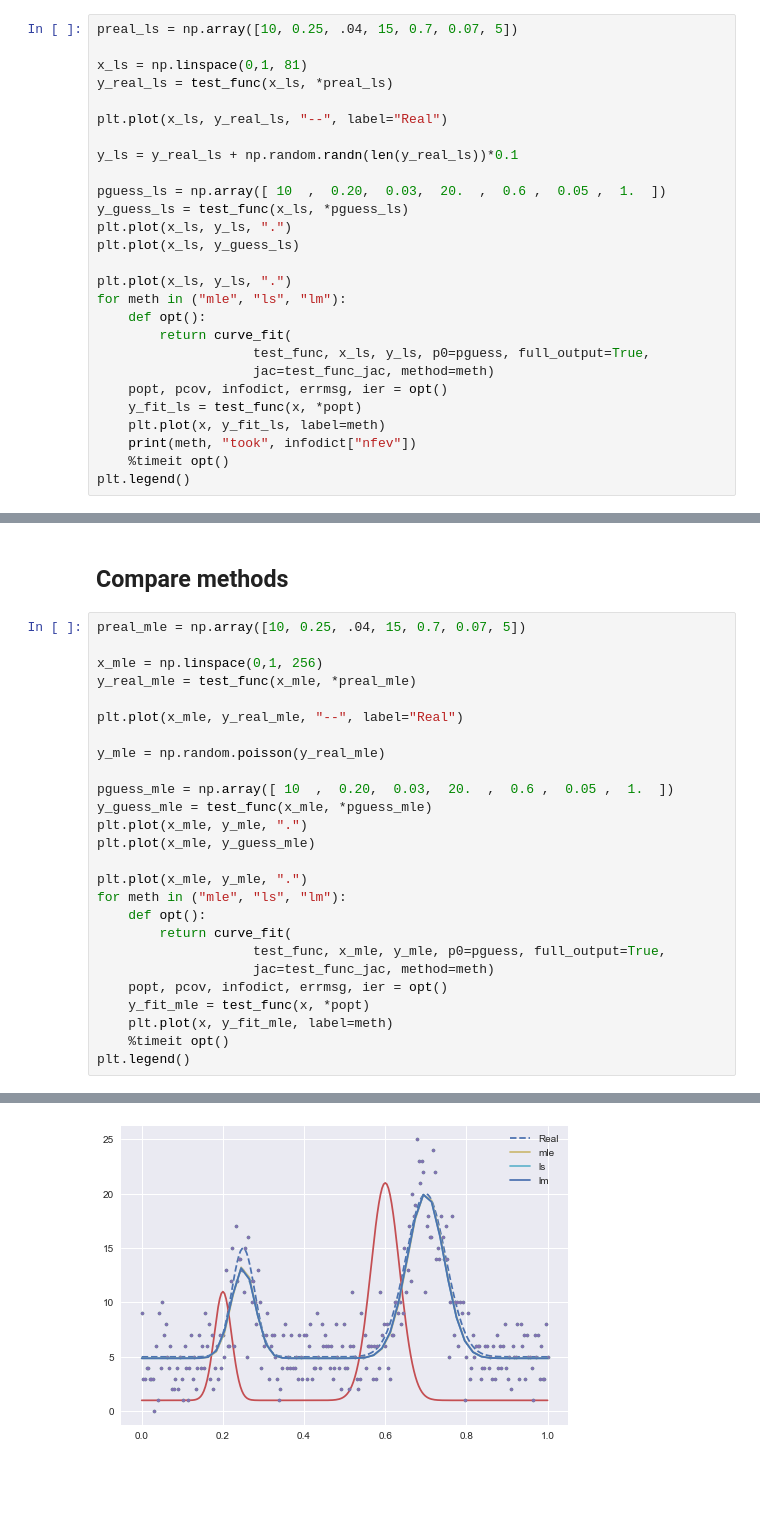
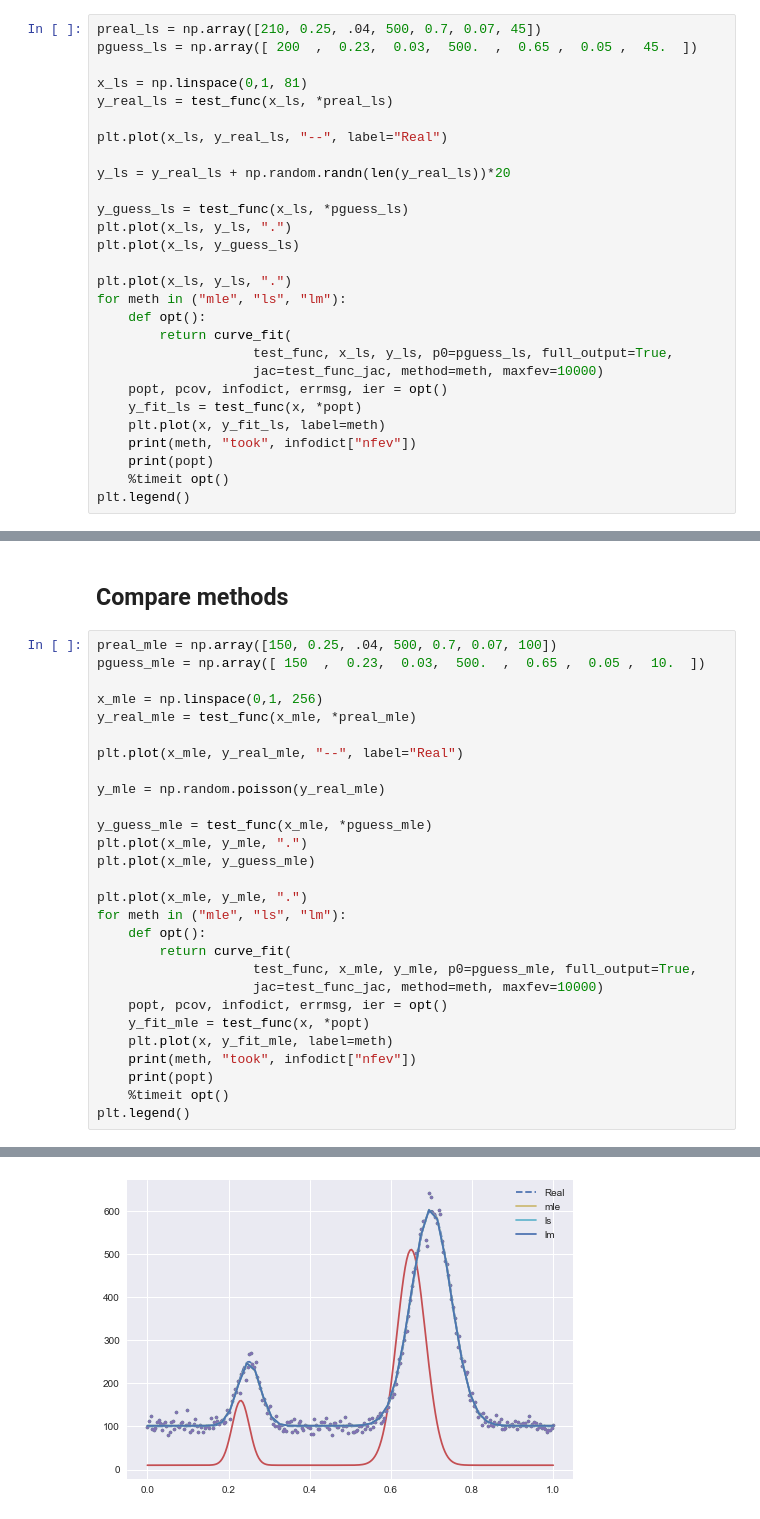
Before and after one commit to david-hoffman/peaks, a Jupyter notebook: notebooks/curve_fit test.ipynb, the cells around one changed output, grey strips where cells are left out. Cells and saved outputs as stored; diff of their text form; blank space fills up the shorter version.

```diff
--- a/notebooks/curve_fit test.ipynb
+++ b/notebooks/curve_fit test.ipynb
@@ -40,16 +40,16 @@ def test_func_jac(xdata, a0, x0, sigma0, a1, x1, sigma1, o):
 #     to_return = np.vstack((dyda0, dydx0, dydsigma0, dyda1, dydx1, dydsigma1, dydo))
     return to_return.T
 # %%
-preal_ls = np.array([10, 0.25, .04, 15, 0.7, 0.07, 5])
+preal_ls = np.array([210, 0.25, .04, 500, 0.7, 0.07, 45])
+pguess_ls = np.array([ 200  ,  0.23,  0.03,  500.  ,  0.65 ,  0.05 ,  45.  ])
 
 x_ls = np.linspace(0,1, 81)
 y_real_ls = test_func(x_ls, *preal_ls)
 
 plt.plot(x_ls, y_real_ls, "--", label="Real")
 
-y_ls = y_real_ls + np.random.randn(len(y_real_ls))*0.1
+y_ls = y_real_ls + np.random.randn(len(y_real_ls))*20
 
-pguess_ls = np.array([ 10  ,  0.20,  0.03,  20.  ,  0.6 ,  0.05 ,  1.  ])
 y_guess_ls = test_func(x_ls, *pguess_ls)
 plt.plot(x_ls, y_ls, ".")
 plt.plot(x_ls, y_guess_ls)
@@ -58,12 +58,13 @@ plt.plot(x_ls, y_ls, ".")
 for meth in ("mle", "ls", "lm"):
     def opt():
         return curve_fit(
-                    test_func, x_ls, y_ls, p0=pguess, full_output=True,
-                    jac=test_func_jac, method=meth)
+                    test_func, x_ls, y_ls, p0=pguess_ls, full_output=True,
+                    jac=test_func_jac, method=meth, maxfev=10000)
     popt, pcov, infodict, errmsg, ier = opt()
     y_fit_ls = test_func(x, *popt)
     plt.plot(x, y_fit_ls, label=meth)
     print(meth, "took", infodict["nfev"])
+    print(popt)
     %timeit opt()
 plt.legend()
 # %% [output]
@@ -78,7 +85,8 @@ lm took 15
 # %% [markdown]
 ## Compare methods
 # %%
-preal_mle = np.array([10, 0.25, .04, 15, 0.7, 0.07, 5])
+preal_mle = np.array([150, 0.25, .04, 500, 0.7, 0.07, 100])
+pguess_mle = np.array([ 150  ,  0.23,  0.03,  500.  ,  0.65 ,  0.05 ,  10.  ])
 
 x_mle = np.linspace(0,1, 256)
 y_real_mle = test_func(x_mle, *preal_mle)
@@ -87,7 +95,6 @@ plt.plot(x_mle, y_real_mle, "--", label="Real")
 
 y_mle = np.random.poisson(y_real_mle)
 
-pguess_mle = np.array([ 10  ,  0.20,  0.03,  20.  ,  0.6 ,  0.05 ,  1.  ])
 y_guess_mle = test_func(x_mle, *pguess_mle)
 plt.plot(x_mle, y_mle, ".")
 plt.plot(x_mle, y_guess_mle)
@@ -96,11 +103,13 @@ plt.plot(x_mle, y_mle, ".")
 for meth in ("mle", "ls", "lm"):
     def opt():
         return curve_fit(
-                    test_func, x_mle, y_mle, p0=pguess, full_output=True,
-                    jac=test_func_jac, method=meth)
+                    test_func, x_mle, y_mle, p0=pguess_mle, full_output=True,
+                    jac=test_func_jac, method=meth, maxfev=10000)
     popt, pcov, infodict, errmsg, ier = opt()
     y_fit_mle = test_func(x, *popt)
     plt.plot(x, y_fit_mle, label=meth)
+    print(meth, "took", infodict["nfev"])
+    print(popt)
     %timeit opt()
 plt.legend()
 # %% [output]
@@ -110,2 +128,2 @@ plt.legend()
 <matplotlib.legend.Legend at 0x...>
-[figure, old version]
+[figure, new version]
```
Also changed, not shown: parts of 3 cells of this notebook, 3 other files.
